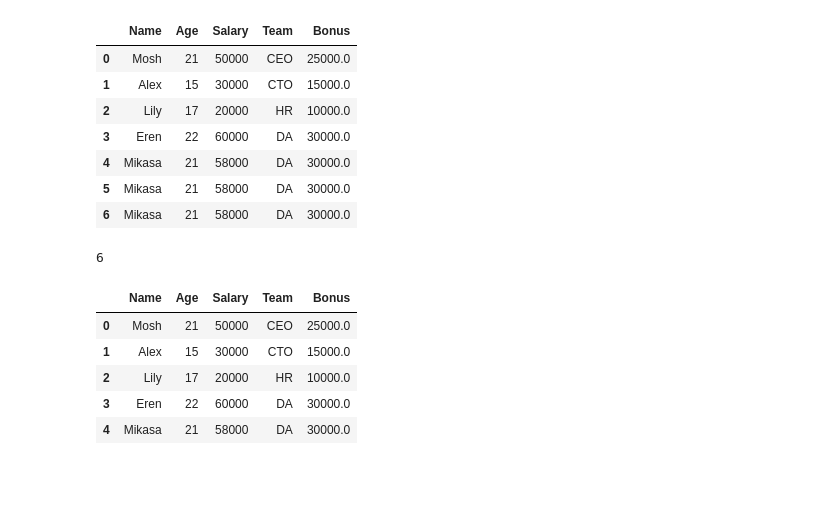
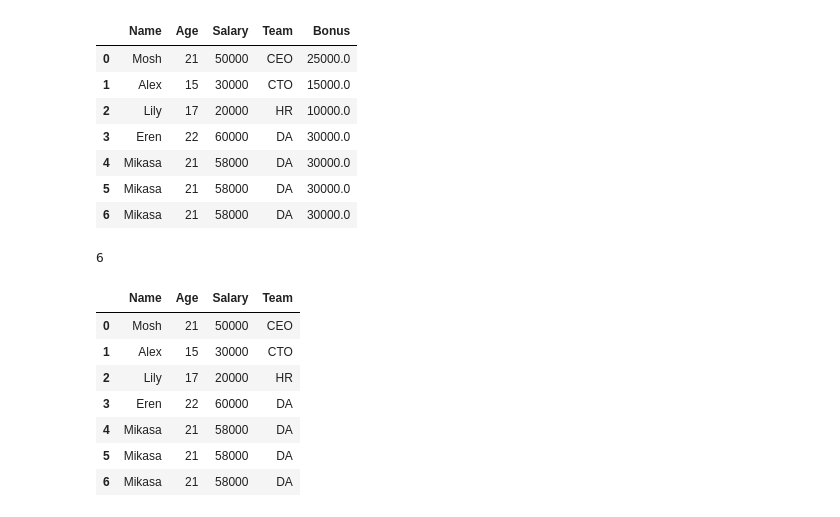
Before and after one commit to YashNotCoder/Python-Learning, a Jupyter notebook: Libraries/Pandas/Basics of pandas.ipynb, the cells around one changed output. Drawn from its saved outputs; the diff is of its cells as text; code cells hidden in the pictures; blank space fills up the shorter version.

```diff
--- a/Libraries/Pandas/Basics of pandas.ipynb
+++ b/Libraries/Pandas/Basics of pandas.ipynb
@@ -201,11 +201,15 @@ len(df)
 # %% [output]
 6
 # %%
-df.drop_duplicates()
+df = df.drop_duplicates()
-# %% [output]
-|  | Name | Age | Salary | Team | Bonus |
-| 0 | Mosh | 21 | 50000 | CEO | 25000.0 |
-| 1 | Alex | 15 | 30000 | CTO | 15000.0 |
-| 2 | Lily | 17 | 20000 | HR | 10000.0 |
-| 3 | Eren | 22 | 60000 | DA | 30000.0 |
-| 4 | Mikasa | 21 | 58000 | DA | 30000.0 |
+# %%
+df.drop('Bonus' , axis=1)   #To drop a column we use axis = 1 , axis = 0  means row , (0,1) = (row,column)
+# %% [output]
+|  | Name | Age | Salary | Team |
+| 0 | Mosh | 21 | 50000 | CEO |
+| 1 | Alex | 15 | 30000 | CTO |
+| 2 | Lily | 17 | 20000 | HR |
+| 3 | Eren | 22 | 60000 | DA |
+| 4 | Mikasa | 21 | 58000 | DA |
+| 5 | Mikasa | 21 | 58000 | DA |
+| 6 | Mikasa | 21 | 58000 | DA |
```
Also changed, not shown: parts of 3 cells of this notebook.
